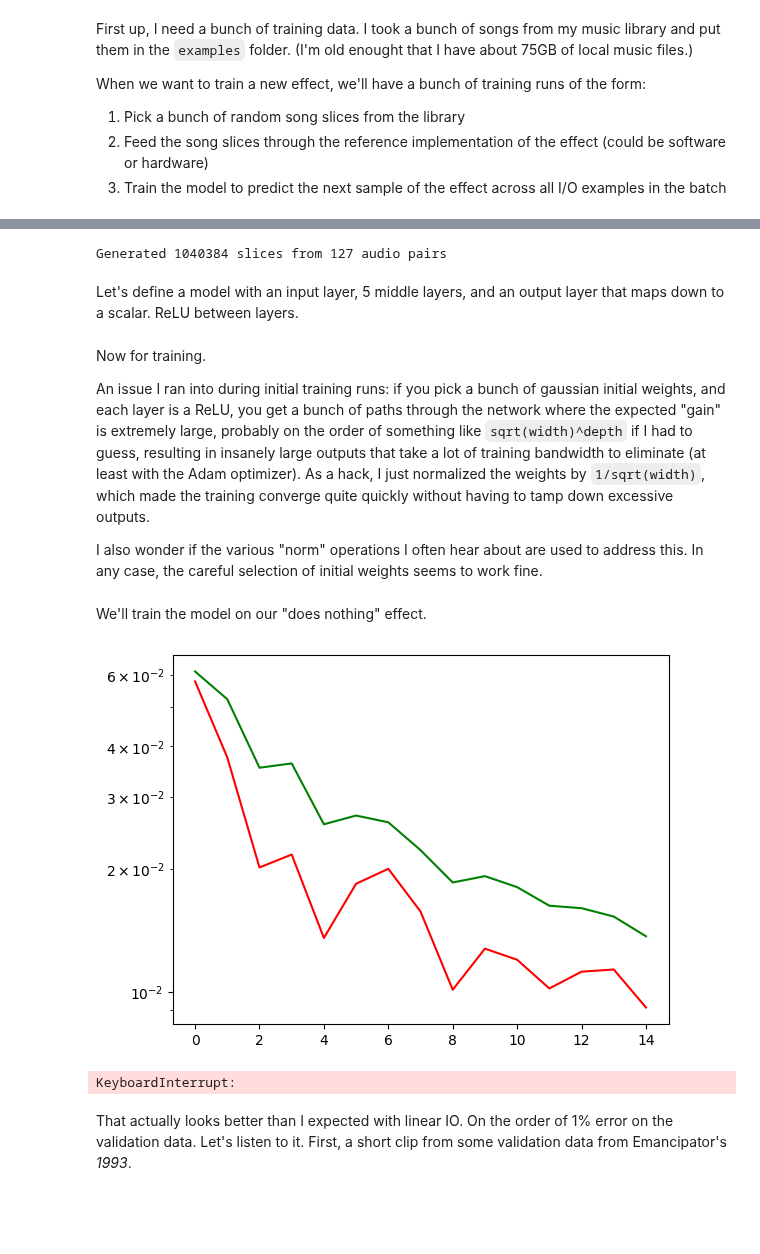
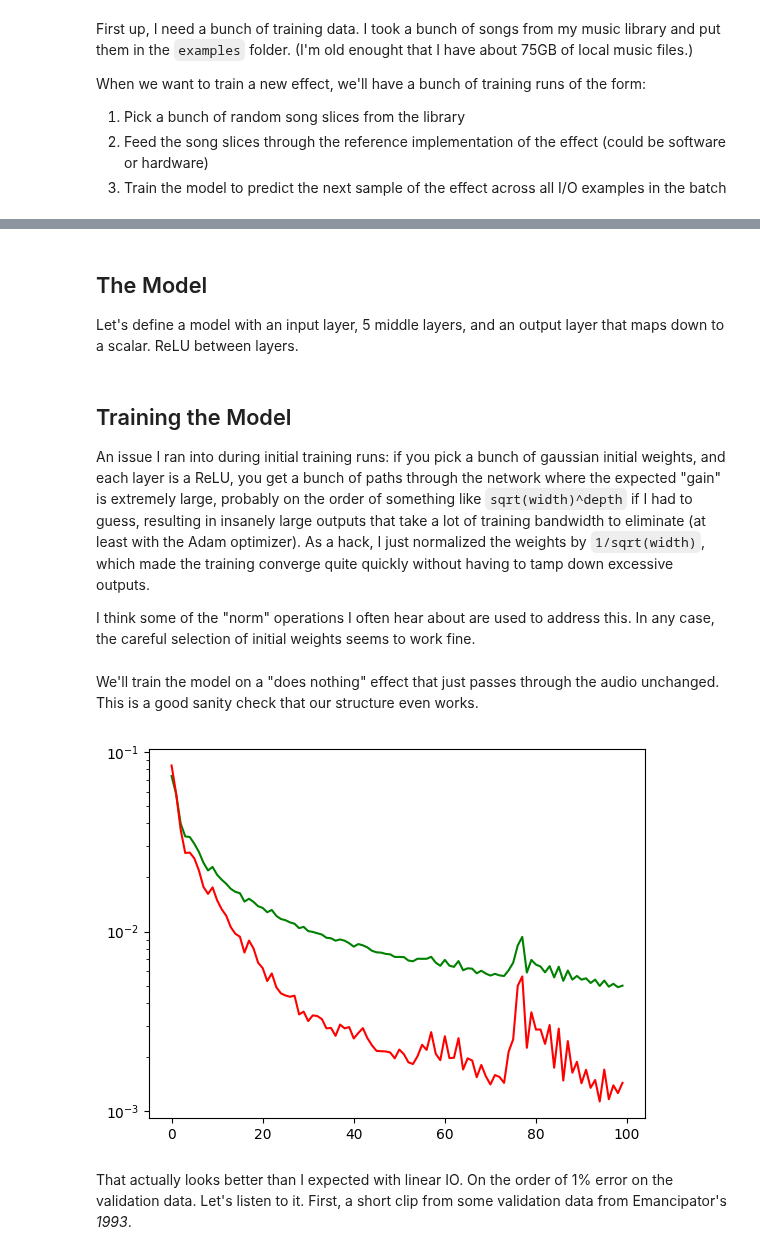
Before and after one commit to wyager/audiofx, a Jupyter notebook: audiofx.ipynb, the cells around one changed output, grey strips where cells are left out. Cells and saved outputs as stored; diff of their text form; code cells hidden in the pictures; blank space fills up the shorter version.

```diff
--- a/audiofx.ipynb
+++ b/audiofx.ipynb
@@ -220,17 +224,6 @@ Let's try this with a "passthrough" audio effect that does nothing.
-# %%
-context_window = 128
-slices_per_pair = 1024*8
-
-# Do nothing to the audio.
-# For now we're just learning how to pass audio through unchanged
-pairs = [(dry, dry) for dry in dry_audio]
-
-passthru_data = generate_slices_from_pairs(pairs,
-                                           context_window,
-                                           slices_per_pair)
-# %% [output]
-Generated 1040384 slices from 127 audio pairs
 # %% [markdown]
+## The Model
+
 Let's define a model with an input layer, 5 middle layers, and an output layer that maps down to a scalar. ReLU between layers.
 # %%
 import torch
@@ -281,17 +274,24 @@ def apply_to_audio(model : Model, audio):
         # print(model_input)
     return outputs
 # %% [markdown]
-Now for training.
+## Training the Model
 
 An issue I ran into during initial training runs: if you pick a bunch of gaussian initial weights, and each layer is a ReLU, you get a bunch of paths through the network where the expected "gain" is extremely large, probably on the order of something like `sqrt(width)^depth` if I had to guess, resulting in insanely large outputs that take a lot of training bandwidth to eliminate (at least with the Adam optimizer). As a hack, I just normalized the weights by `1/sqrt(width)`, which made the training converge quite quickly without having to tamp down excessive outputs.
 
-I also wonder if the various "norm" operations I often hear about are used to address this. In any case, the careful selection of initial weights seems to work fine.
+I think some of the "norm" operations I often hear about are used to address this. In any case, the careful selection of initial weights seems to work fine.
 # %%
 batch_size = 1024*16
 
 weight_norm = 1.0/np.sqrt(inner_layer_size)
 
-def train(examples):
+def train(examples : Tuple[np.ndarray, np.ndarray]) -> Model:
+    """
+    Train a model on the given input/output examples
+
+    Args:
+        examples[0]: A (batch_size, context_window*2-1) tensor of (m prev input, m-1 prev output) pairs
+        examples[1]: A (batch_size, 1) tensor of next audio output values
+    """
     if torch.backends.mps.is_available():
         device = torch.device("mps")
         print("Using MPS (GPU) device")
@@ -368,12 +368,20 @@ def train(examples):
         optimizer.step()
     return model
 # %% [markdown]
-We'll train the model on our "does nothing" effect.
+We'll train the model on a "does nothing" effect that just passes through the audio unchanged. This is a good sanity check that our structure even works.
 # %%
-model = train(passthru_data)
+context_window = 128
+slices_per_pair = 1024*8
+
+# Do nothing to the audio.
+# For now we're just learning how to pass audio through unchanged
+passthru_data = generate_slices_from_pairs([(dry, dry) for dry in dry_audio],
+                                           context_window,
+                                           slices_per_pair)
+
+clean_model = train(passthru_data)
 # %% [output]
-[figure, old version]
+[figure, new version]
-KeyboardInterrupt:
 # %% [markdown]
 That actually looks better than I expected with linear IO. On the order of 1% error on the validation data. Let's listen to it. First, a short clip from some validation data from Emancipator's *1993*.
 # %%
```
Also changed, not shown: parts of 13 cells of this notebook.
